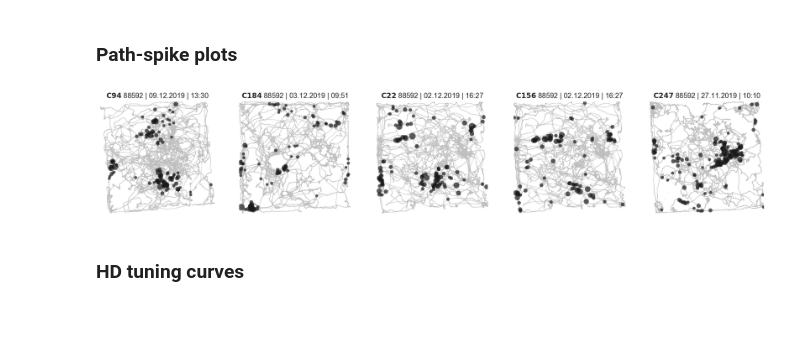
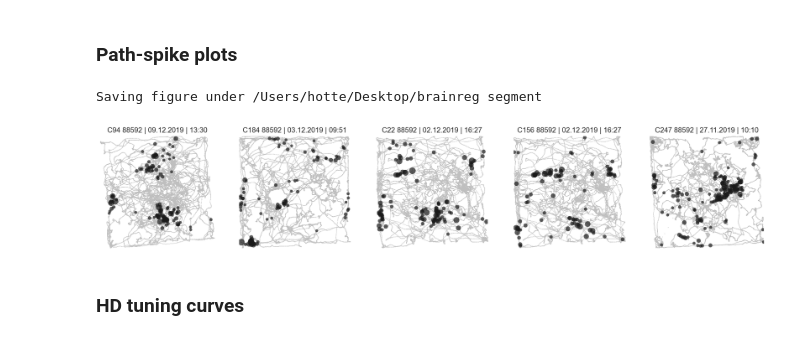
Before and after one commit to horsto/dj-imaging-plotter, a Jupyter notebook: notebooks/Plotting class for datajoint.ipynb, the cells around one changed output. Saved outputs shown, nothing was run; the diff lists cells and outputs as text; code cells hidden in the pictures.

```diff
--- a/notebooks/Plotting class for datajoint.ipynb
+++ b/notebooks/Plotting class for datajoint.ipynb
@@ -74,0 +77,2 @@ Available attributes:
+# %%
+save_path = '/Users/hotte/Desktop/brainreg segment'
@@ -77,10 +95,11 @@ Available attributes:
 # %%
 some_paths_spikes = Session * Tracking.OpenField * SignalTracking & keys
 # %%
-plot = dj_plotter(some_paths_spikes, keys, total=5)
+plot = dj_plotter(some_paths_spikes, keys, total=5, save_path=save_path, save_format='png')
 plot.path_spike()
 # %% [output]
+Saving figure under /Users/hotte/Desktop/brainreg segment
-[figure, old version]
+[figure, new version]
 # %% [markdown]
 ### HD tuning curves
 # %%
```
Also changed, not shown: parts of 4 cells of this notebook.
